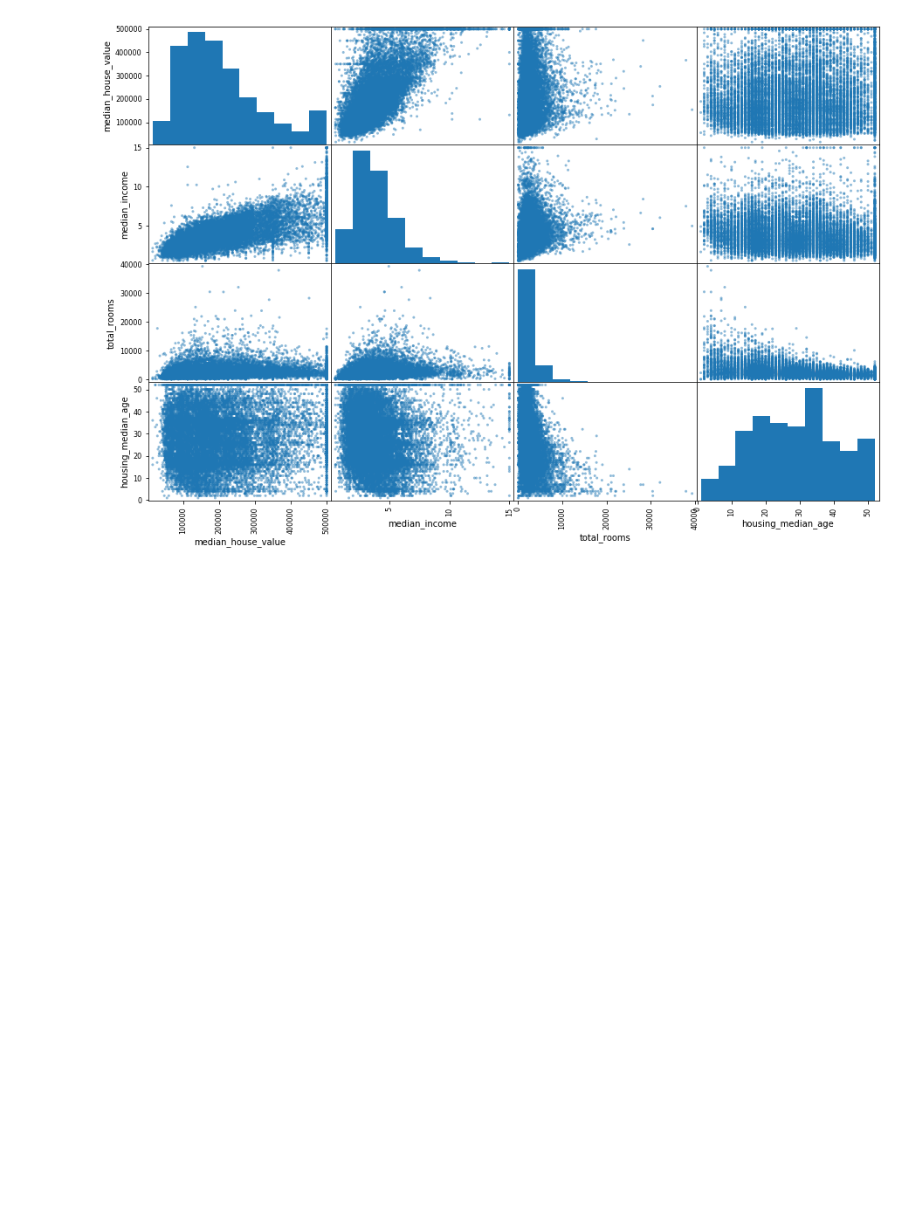
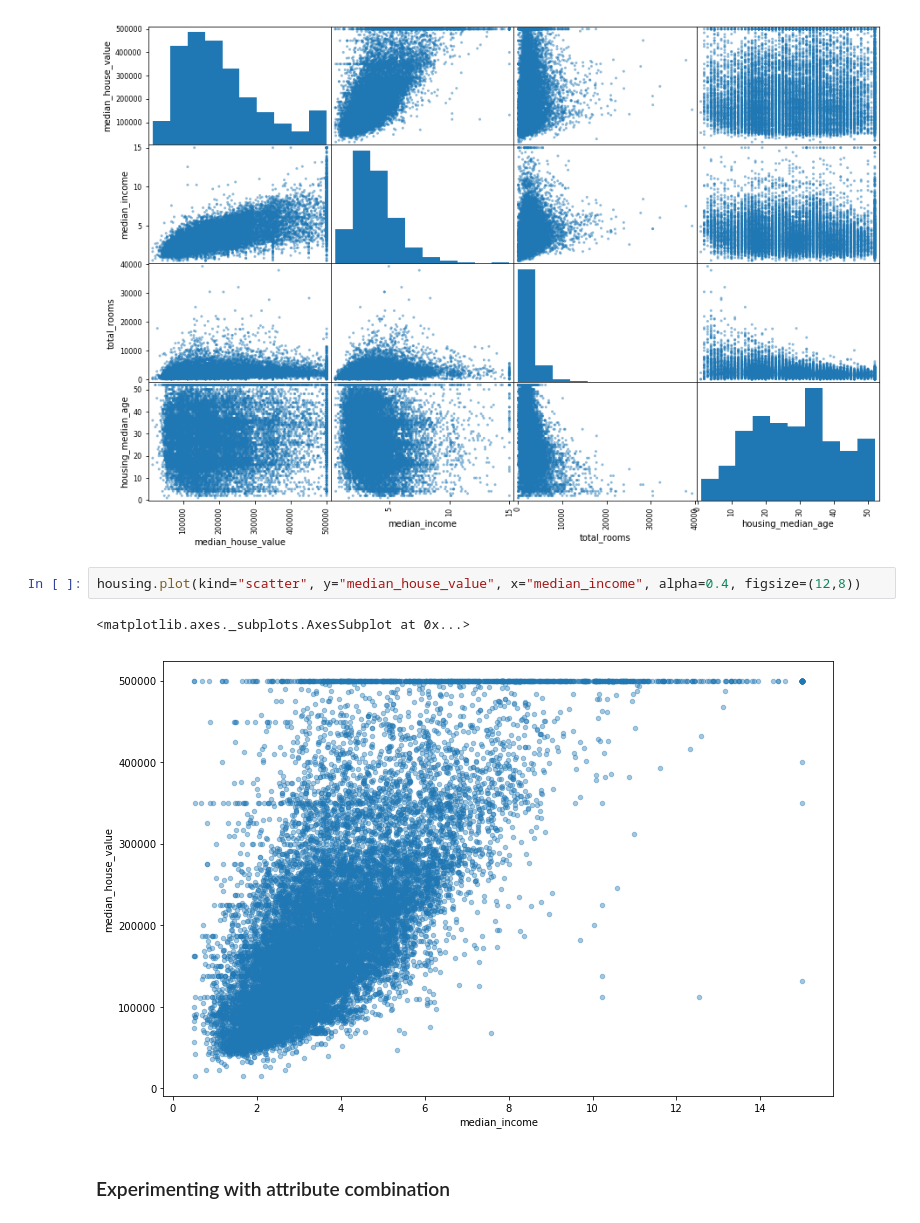
Before and after one commit to atulsingh0/MachineLearning, a Jupyter notebook: HandsOnML/Ch02.ipynb, the cells around one changed output. Drawn from its saved outputs; the diff is of its cells as text; blank space fills up the shorter version.

```diff
--- a/HandsOnML/Ch02.ipynb
+++ b/HandsOnML/Ch02.ipynb
@@ -221,3 +221,10 @@ array([[<matplotlib.axes._subplots.AxesSubplot object at 0x...>,
         <matplotlib.axes._subplots.AxesSubplot object at 0x...>,
         <matplotlib.axes._subplots.AxesSubplot object at 0x...>]], dtype=object)
 [figure]
+# %%
+housing.plot(kind="scatter", y="median_house_value", x="median_income", alpha=0.4, figsize=(12,8))
+# %% [output]
+<matplotlib.axes._subplots.AxesSubplot at 0x...>
+[figure, added]
+# %% [markdown]
+### Experimenting with attribute combination
```
Also changed, not shown: parts of 32 cells of this notebook, 7 other files.
